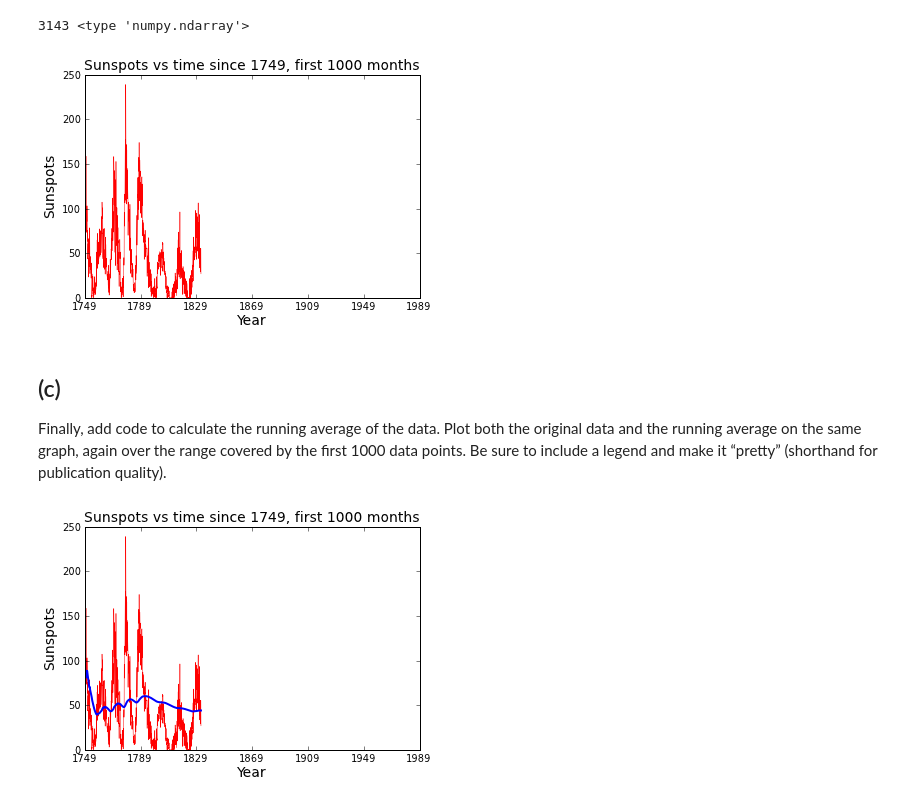
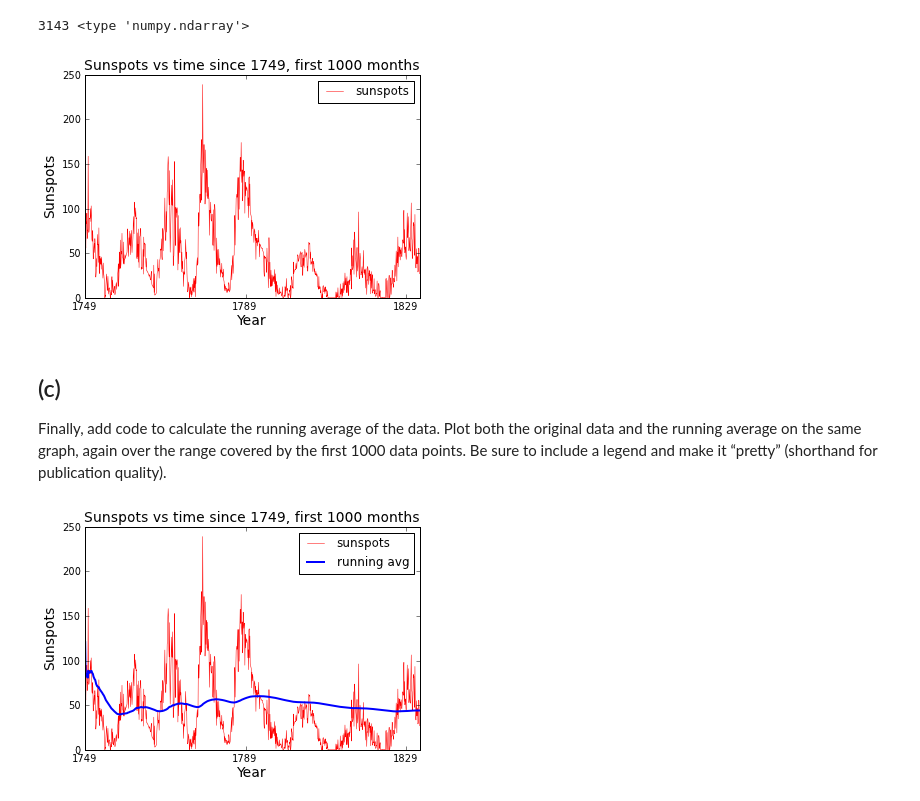
Before and after one commit to ssteeper/PHYS-202-13, a Jupyter notebook: week3/graphics ex. 2.ipynb, the cells around one changed output. Cells and saved outputs as stored; diff of their text form; code cells hidden in the pictures.

```diff
--- a/week3/graphics ex. 2.ipynb
+++ b/week3/graphics ex. 2.ipynb
@@ -131,15 +132,16 @@ for i in range(1000):
     a[i] = x[i]
     b[i] = y[i]
 
-plot(a, b, lw=.5, c='red')
+plot(a, b, lw=.5, c='red', label='sunspots')
 xlabel('Year', fontsize = 14)
 ylabel('Sunspots', fontsize = 14)
 
 title('Sunspots vs time since 1749, first 1000 months', fontsize =14)
-plt.xticks(arange(0, 3000, 480), ['1749', '1789', '1829', '1869', '1909', '1949', '1989'])
+plt.xticks(arange(0, 1200, 480), ['1749', '1789', '1829'])
+legend()
 show()
 # %% [output]
-[figure, old version]
+[figure, new version]
 # %% [markdown]
 (c)
 -
@@ -151,21 +153,22 @@ publication quality).
 # %%
 a = np.zeros(1000)
 b = np.zeros(1000)
 avg = np.zeros(1000)
 tot = 0
 for i in range(1000):
     a[i] = x[i]
     b[i] = y[i]
     tot += y[i]
     avg[i] = tot / i
 
 
 plot(a, b, lw=.5, c='red', label='sunspots')
 plot(a, avg, lw=2, c='blue', label='running avg')
 xlabel('Year', fontsize = 14)
 ylabel('Sunspots', fontsize = 14)
 title('Sunspots vs time since 1749, first 1000 months', fontsize =14)
-plt.xticks(arange(0, 3000, 480), ['1749', '1789', '1829', '1869', '1909', '1949', '1989'])
+plt.xticks(arange(0, 1200, 480), ['1749', '1789', '1829'])
+legend()
 show()
 # %% [output]
-[figure, old version]
+[figure, new version]
```
Also changed, not shown: parts of 8 cells of this notebook, 1 other file.
